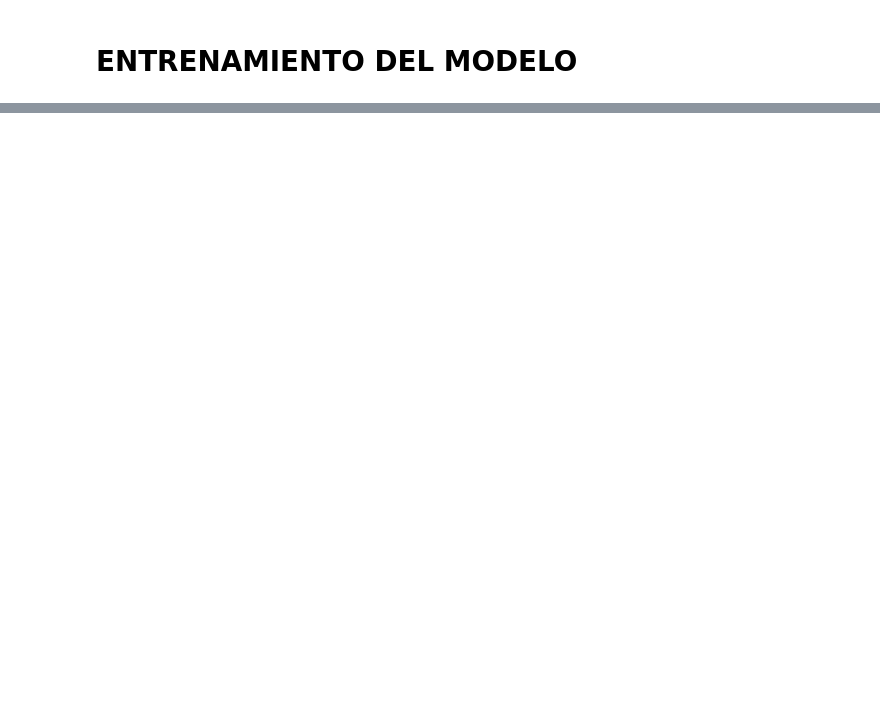
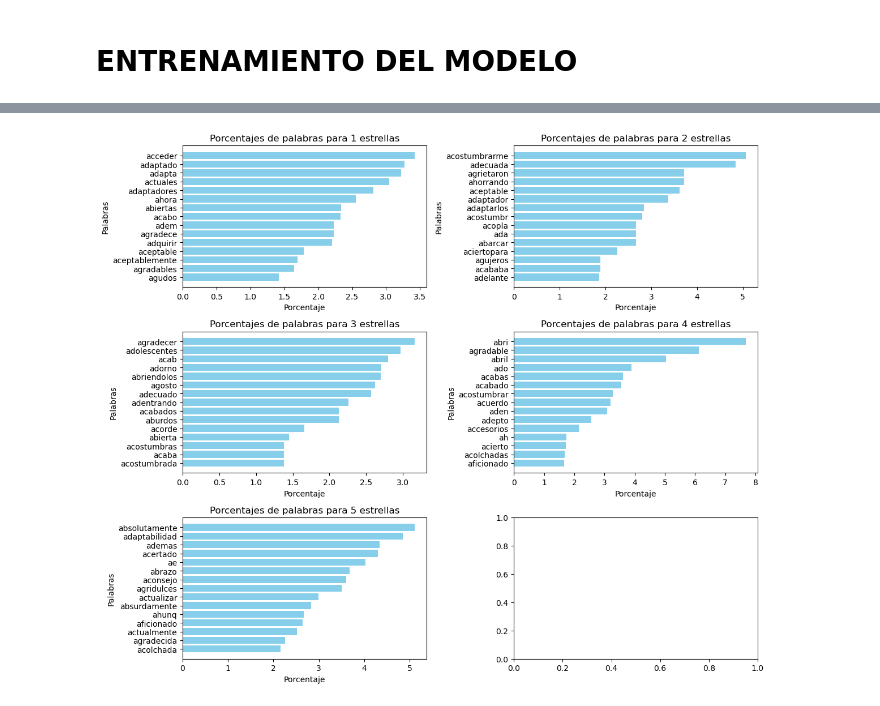
Before and after one commit to tecoloniso/amazonReviews, a Jupyter notebook: completo.ipynb, the cells around one changed output, grey strips where cells are left out. Saved outputs shown, nothing was run; the diff lists cells and outputs as text; code cells hidden in the pictures; blank space fills up the shorter version.

```diff
--- a/completo.ipynb
+++ b/completo.ipynb
@@ -280,0 +485,47 @@ distancia_predicciones_barras(y_true, y_pred)
+# %%
+import numpy as np
+import matplotlib.pyplot as plt
+
+# Entrenar modelo de Regresión Logística
+modelo_lr = LogisticRegression(random_state=12, class_weight="balanced", C=1, max_iter=1000)
+modelo_lr.fit(X_train, Y_train)
+
+# Obtener coeficientes de importancia
+coeficientes = modelo_lr.coef_  # (n_clases, n_palabras)
+
+# Obtener vocabulario
+vocabulario = vectorizer.get_feature_names_out()
+
+# Inicializar una lista para guardar los porcentajes
+porcentajes_por_clase = []
+
+# Calcular los porcentajes de cada palabra para cada clase
+for i, estrellas in enumerate(modelo_lr.classes_):
+    coef_class = coeficientes[i]
+    total_coef = np.sum(np.abs(coef_class))  # Sumamos los coeficientes absolutos de la clase
+    porcentajes = (np.abs(coef_class) / total_coef) * 100  # Convertimos en porcentaje
+
+    # Guardamos los porcentajes junto con las palabras
+    top_indices = np.argsort(coef_class)[-15:]  # Tomamos las 15 palabras más importantes
+    palabras_top = [vocabulario[idx] for idx in top_indices]
+    porcentajes_top = [porcentajes[idx] for idx in top_indices]
+
+    porcentajes_por_clase.append((palabras_top, porcentajes_top))
+
+# Crear una cuadrícula de subgráficas (3 filas, 2 columnas)
+fig, axes = plt.subplots(3, 2, figsize=(12, 10))  # Tamaño reducido
+axes = axes.flatten()
+
+# Crear un gráfico por clase de estrellas
+for i, (palabras_top, porcentajes_top) in enumerate(porcentajes_por_clase):
+    ax = axes[i]  # Acceder a cada subgráfico
+    ax.barh(palabras_top, porcentajes_top, color='skyblue')
+    ax.set_title(f'Porcentajes de palabras para {modelo_lr.classes_[i]} estrellas')
+    ax.set_xlabel('Porcentaje')
+    ax.set_ylabel('Palabras')
+
+# Ajustar el diseño para evitar solapamientos
+plt.tight_layout()
+plt.show()
+# %% [output]
+[figure, added]
```
Also changed, not shown: parts of 18 cells of this notebook.
